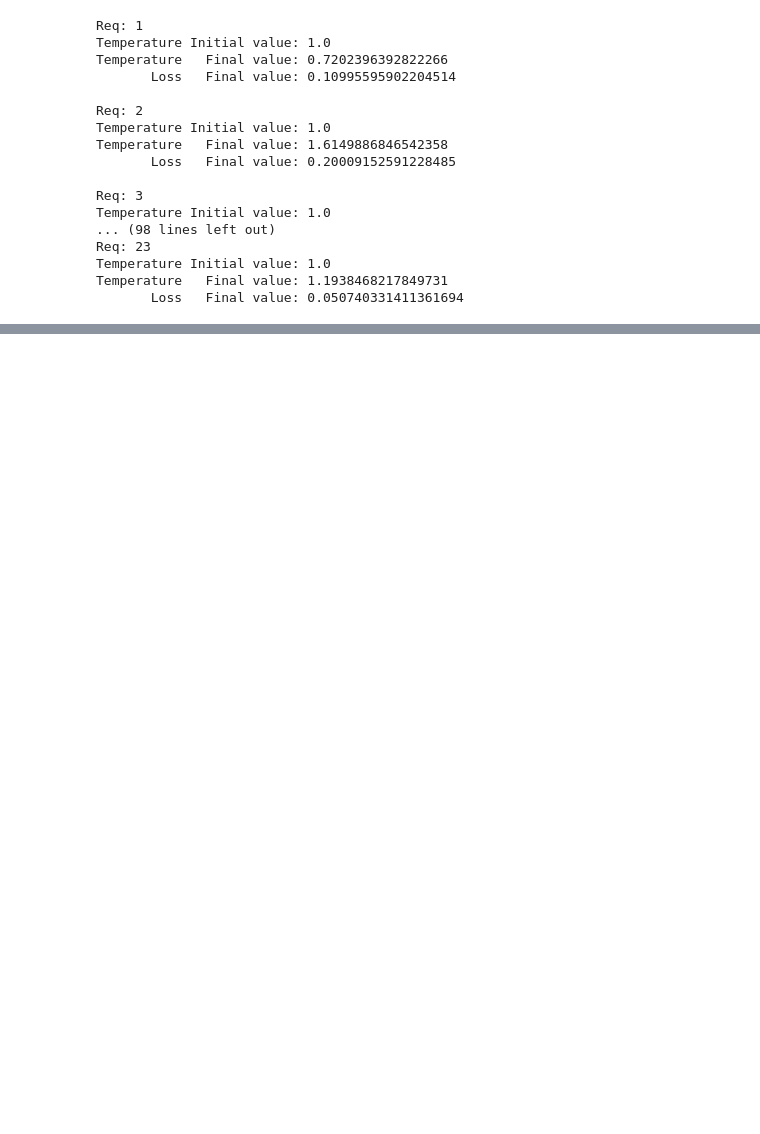
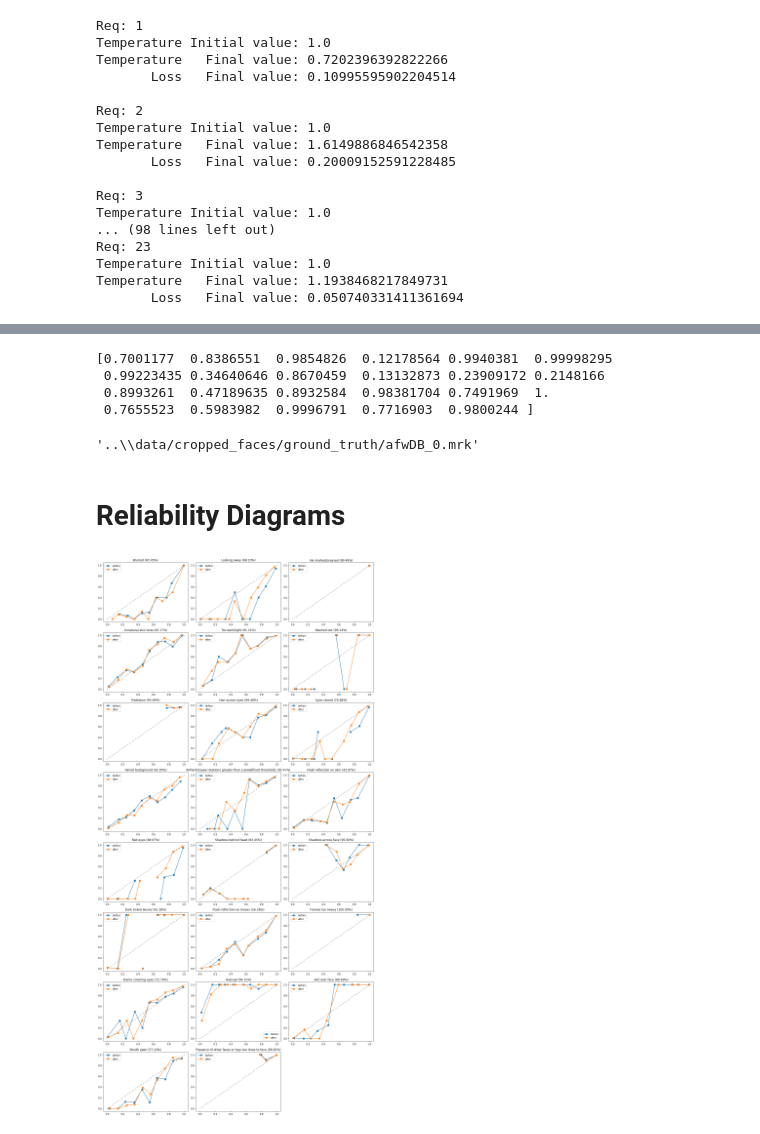
Before and after one commit to arnaldog12/icaonet, a Jupyter notebook: notebooks/Temperature Scaling.ipynb, the cells around one changed output, grey strips where cells are left out. Cells and saved outputs as stored; diff of their text form; code cells hidden in the pictures; blank space fills up the shorter version.

Commit message:
reliability diagrams

```diff
--- a/notebooks/Temperature Scaling.ipynb
+++ b/notebooks/Temperature Scaling.ipynb
@@ -217,0 +209,54 @@ val_mrks[0].filepath
+# %%
+print(K.get_session().run(sigmoid(y_pred_linear[0] / list_temperatures)))
+# %% [output]
+[0.7001177  0.8386551  0.9854826  0.12178564 0.9940381  0.99998295
+ 0.99223435 0.34640646 0.8670459  0.13132873 0.23909172 0.2148166
+ 0.8993261  0.47189635 0.8932584  0.98381704 0.7491969  1.
+ 0.7655523  0.5983982  0.9996791  0.7716903  0.9800244 ]
+# %%
+val_mrks[0].filepath
+# %% [output]
+'..\\data/cropped_faces/ground_truth/afwDB_0.mrk'
+# %% [markdown]
+# Reliability Diagrams
+# %%
+def reliability(y_true, y_prob, thresh_values=np.arange(0, 1.1, 0.1)):
+    list_probs, list_freqs = [], []
+    for t_from, t_end in zip(thresh_values[:-1], thresh_values[1:]):
+        mask_prob = np.where((y_prob >= t_from) & (y_prob < t_end))
+        y_true_t = y_true[mask_prob]
+        y_prob_t = y_prob[mask_prob]
+
+        avg_prob = np.mean(y_prob_t)
+        rel_freq = np.mean(y_true_t == 1)
+
+        list_probs.append(avg_prob)
+        list_freqs.append(rel_freq)
+    return list_probs, list_freqs
+# %%
+def sigmoid(x):
+    return 1.0 / (1.0 + np.exp(-x))
+# %%
+list_req_names = [req.description for req in val_mrks[0].photo_reqs]
+perfect = np.linspace(0, 1, 50)
+
+plt.figure(figsize=(16, 32))
+for i, req in enumerate(list_req_names):
+    y_true = y_val[:, i]
+    y_pred = y_pred_sigmoid[:, i]
+    probs_bef, freqs_bef = reliability(y_true, y_pred)
+
+    y_pred = sigmoid(y_pred_linear[:, i] / list_temperatures[i])
+    probs_after, freqs_after = reliability(y_true, y_pred)
+
+    pos_freq = np.mean(y_true)
+    plt.subplot(8, 3, i + 1)
+    plt.scatter(perfect, perfect, c="black", s=1)
+    plt.plot(probs_bef, freqs_bef, marker='s', label="before")
+    plt.plot(probs_after, freqs_after, marker='s', label="after")
+    plt.title(f"{req} ({pos_freq * 100:.2f}%)")
+    plt.legend()
+
+plt.tight_layout()
+# %% [output]
+[figure, added]
```
Also changed, not shown: parts of 13 cells of this notebook.
